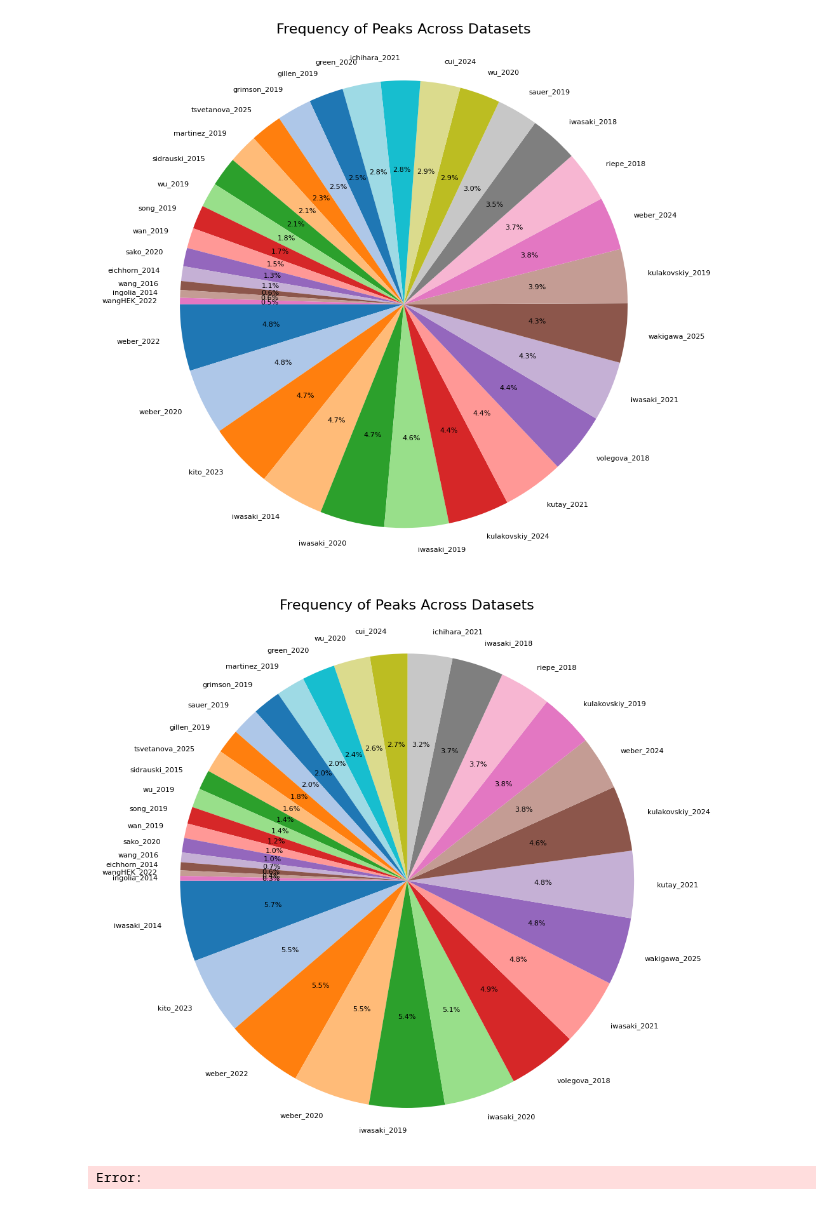
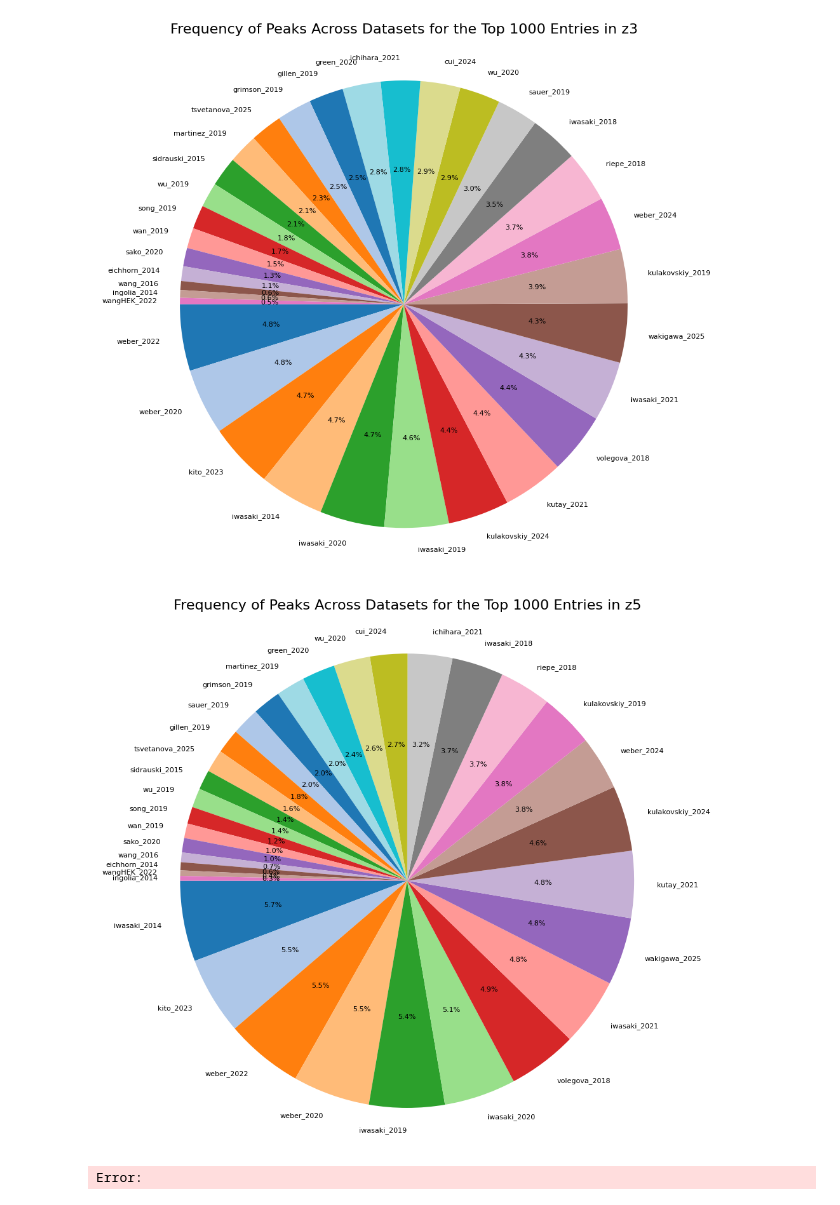
Before and after one commit to AGSav02/TBI.Project.AG, a Jupyter notebook: data_analysis_ribosome.ipynb, the cells around one changed output. Cells and saved outputs as stored; diff of their text form; code cells hidden in the pictures.

```diff
--- a/data_analysis_ribosome.ipynb
+++ b/data_analysis_ribosome.ipynb
@@ -102,23 +174,23 @@ plt.show()
 # %%
 from collections import Counter
 
 df = pd.read_csv("/scr/velara/bioinf2/TBI.Project.AG/results/results_bedtools/z3_top_1000.tsv", sep = "\t", header = 0, names = ['transcript_id', 'peak_position', 'count', 'data_sets'])
 
 dataset_counts = df['data_sets'].value_counts()
 all_datasets = df['data_sets'].dropna().str.split(',')
 
 flat_list = [item.strip() for sublist in all_datasets for item in sublist]
 dataset_counter = Counter(flat_list)
 dataset_counts = pd.Series(dataset_counter).sort_values(ascending=False)
 
 plt.figure(figsize=(10,10))
 plt.pie(dataset_counts, labels=dataset_counts.index, autopct='%1.1f%%', startangle=180, colors=plt.cm.tab20.colors, textprops={'fontsize': 8})
-plt.title("Frequency of Peaks Across Datasets", fontsize = 16)
+plt.title("Frequency of Peaks Across Datasets for the Top 1000 Entries in z3", fontsize = 16)
 plt.tight_layout(pad=5)
 plt.axis('equal')
 plt.show()
 # %% [output]
-[figure, old version]
+[figure, new version]
 # %%
 from collections import Counter
 
@@ -133,12 +205,12 @@ dataset_counts = pd.Series(dataset_counter).sort_values(ascending=False)
 
 plt.figure(figsize=(10,10))
 plt.pie(dataset_counts, labels=dataset_counts.index, autopct='%1.1f%%', startangle=180, colors=plt.cm.tab20.colors, textprops={'fontsize': 8})
-plt.title("Frequency of Peaks Across Datasets", fontsize = 16)
+plt.title("Frequency of Peaks Across Datasets for the Top 1000 Entries in z5", fontsize = 16)
 plt.tight_layout(pad=5)
 plt.axis('equal')
 plt.show()
 # %% [output]
-[figure, old version]
+[figure, new version]
 # %%
 
 
```
Also changed, not shown: parts of 6 cells of this notebook.
